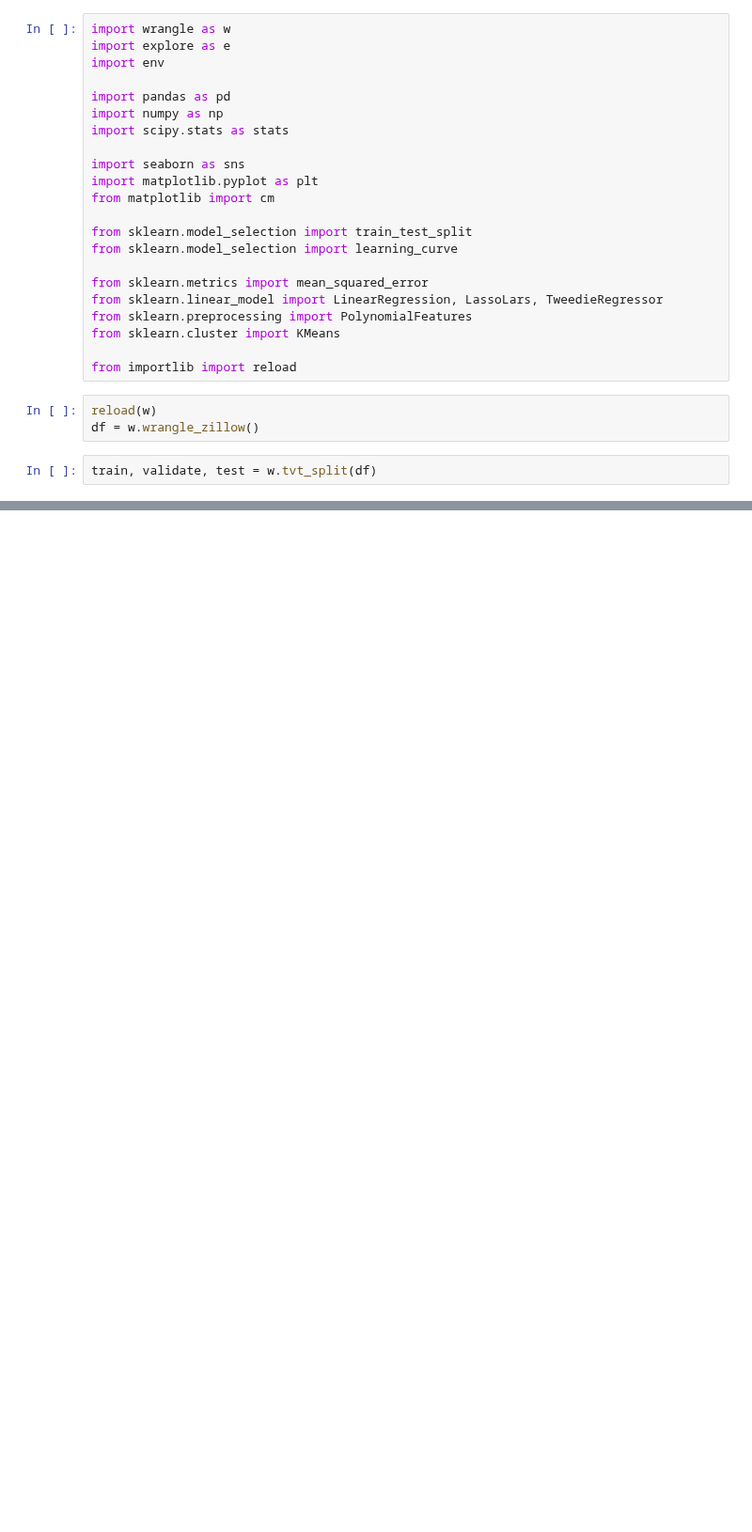
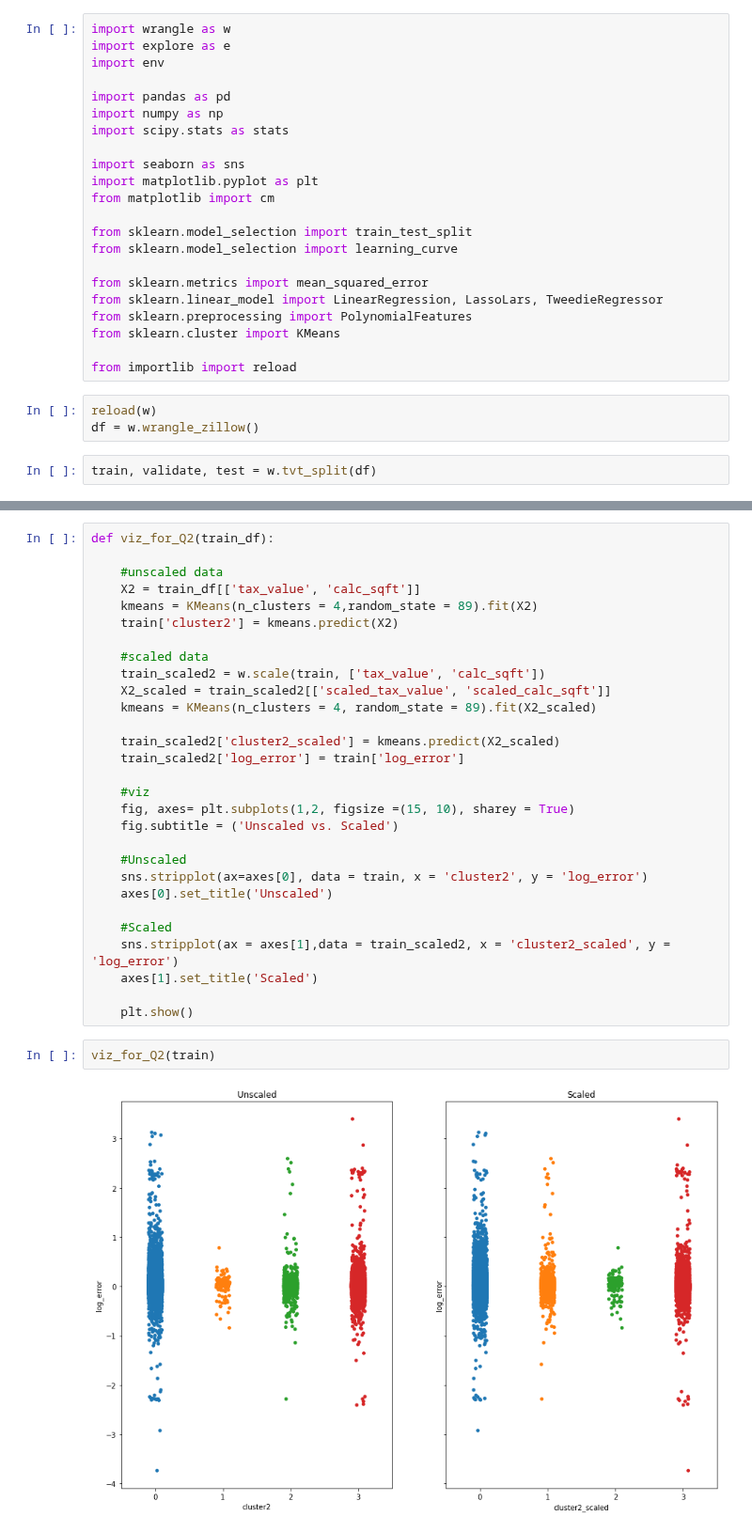
Before and after one commit to L-G-B-Team/clustering-project, a Jupyter notebook: naomi_visualizations.ipynb, the cells around one changed output, grey strips where cells are left out. Shown at 94% size. Drawn from its saved outputs; the diff is of its cells as text; blank space fills up the shorter version.

```diff
--- a/naomi_visualizations.ipynb
+++ b/naomi_visualizations.ipynb
@@ -33,0 +70,33 @@ e.viz_for_Q3(bound_train)
+# %%
+def viz_for_Q2(train_df):
+
+    #unscaled data
+    X2 = train_df[['tax_value', 'calc_sqft']]
+    kmeans = KMeans(n_clusters = 4,random_state = 89).fit(X2)
+    train['cluster2'] = kmeans.predict(X2)
+
+    #scaled data
+    train_scaled2 = w.scale(train, ['tax_value', 'calc_sqft'])
+    X2_scaled = train_scaled2[['scaled_tax_value', 'scaled_calc_sqft']]
+    kmeans = KMeans(n_clusters = 4, random_state = 89).fit(X2_scaled)
+
+    train_scaled2['cluster2_scaled'] = kmeans.predict(X2_scaled)
+    train_scaled2['log_error'] = train['log_error']
+
+    #viz
+    fig, axes= plt.subplots(1,2, figsize =(15, 10), sharey = True)
+    fig.subtitle = ('Unscaled vs. Scaled')
+
+    #Unscaled
+    sns.stripplot(ax=axes[0], data = train, x = 'cluster2', y = 'log_error')
+    axes[0].set_title('Unscaled')
+
+    #Scaled
+    sns.stripplot(ax = axes[1],data = train_scaled2, x = 'cluster2_scaled', y = 'log_error')
+    axes[1].set_title('Scaled')
+
+    plt.show()
+# %%
+viz_for_Q2(train)
+# %% [output]
+[figure, added]
```
Also changed, not shown: parts of 7 cells of this notebook, 2 other files.
